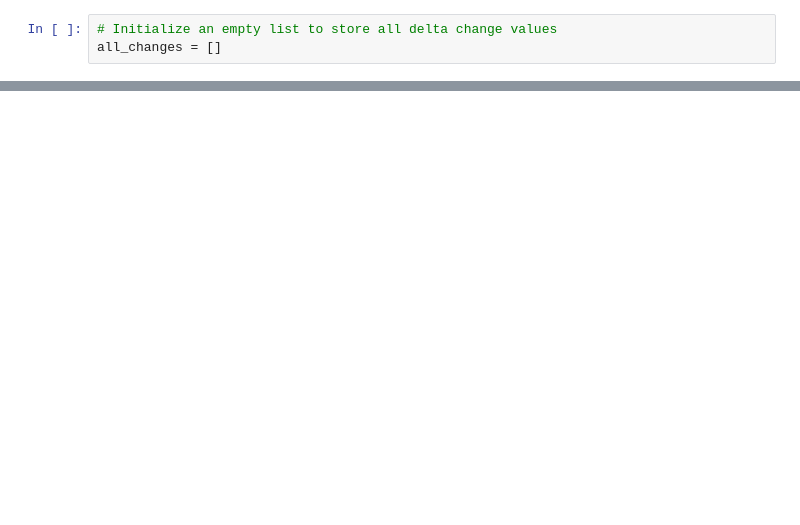
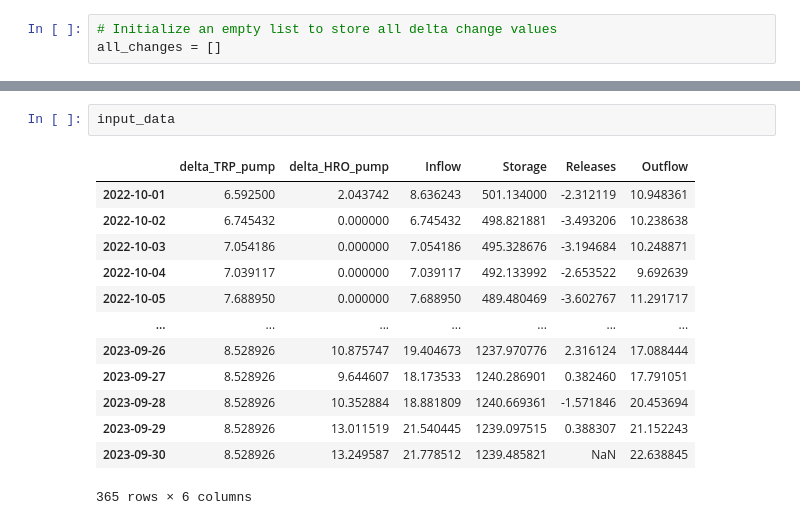
Before and after one commit to yashamonkar/CALFEWS_Hydro_Forecasting, a Jupyter notebook: San_Luis_Collab/San_Luis_Storage_Study.ipynb, the cells around one changed output, grey strips where cells are left out. Drawn from its saved outputs; the diff is of its cells as text; blank space fills up the shorter version.

```diff
--- a/San_Luis_Collab/San_Luis_Storage_Study.ipynb
+++ b/San_Luis_Collab/San_Luis_Storage_Study.ipynb
@@ -122,0 +125,16 @@ for year in range(1996, 2024):
+# %%
+input_data
+# %% [output]
+|  | delta_TRP_pump | delta_HRO_pump | Inflow | Storage | Releases | Outflow |
+| 2022-10-01 | 6.592500 | 2.043742 | 8.636243 | 501.134000 | -2.312119 | 10.948361 |
+| 2022-10-02 | 6.745432 | 0.000000 | 6.745432 | 498.821881 | -3.493206 | 10.238638 |
+| 2022-10-03 | 7.054186 | 0.000000 | 7.054186 | 495.328676 | -3.194684 | 10.248871 |
+| 2022-10-04 | 7.039117 | 0.000000 | 7.039117 | 492.133992 | -2.653522 | 9.692639 |
+| 2022-10-05 | 7.688950 | 0.000000 | 7.688950 | 489.480469 | -3.602767 | 11.291717 |
+| ... | ... | ... | ... | ... | ... | ... |
+| 2023-09-26 | 8.528926 | 10.875747 | 19.404673 | 1237.970776 | 2.316124 | 17.088444 |
+| 2023-09-27 | 8.528926 | 9.644607 | 18.173533 | 1240.286901 | 0.382460 | 17.791051 |
+| 2023-09-28 | 8.528926 | 10.352884 | 18.881809 | 1240.669361 | -1.571846 | 20.453694 |
+| 2023-09-29 | 8.528926 | 13.011519 | 21.540445 | 1239.097515 | 0.388307 | 21.152243 |
+| 2023-09-30 | 8.528926 | 13.249587 | 21.778512 | 1239.485821 | NaN | 22.638845 |
+365 rows × 6 columns
```
Also changed, not shown: parts of 7 cells of this notebook, 31 other files.
